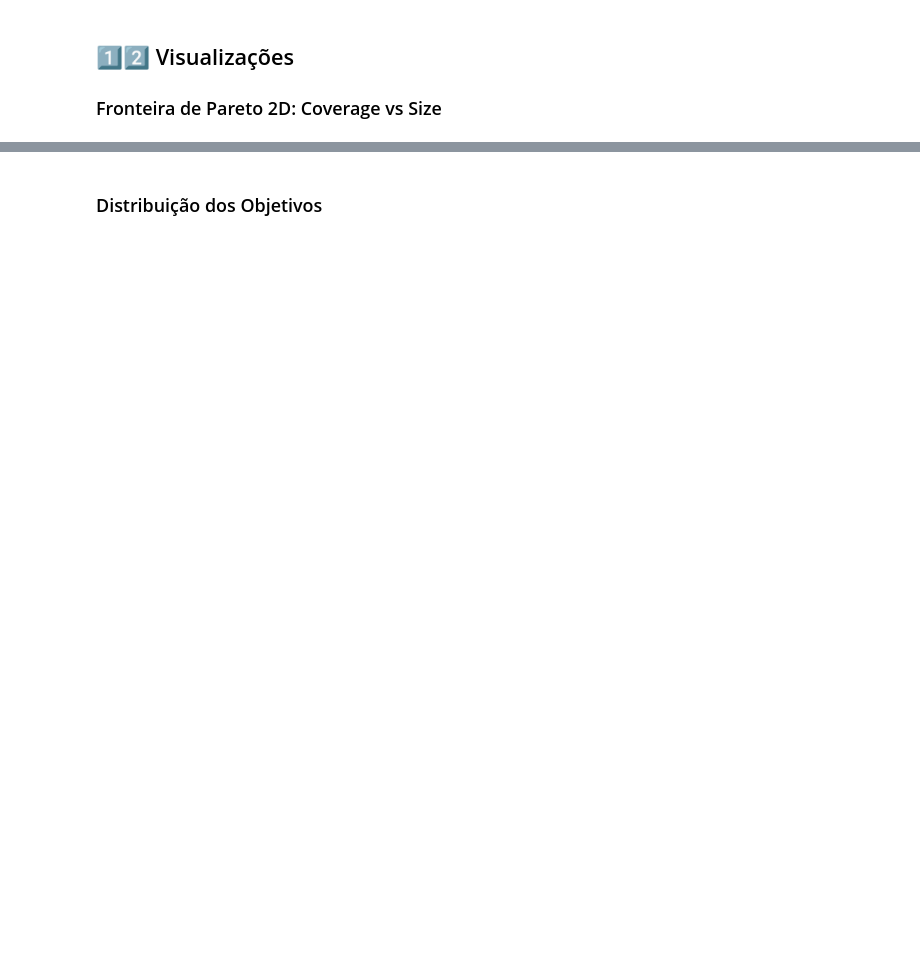
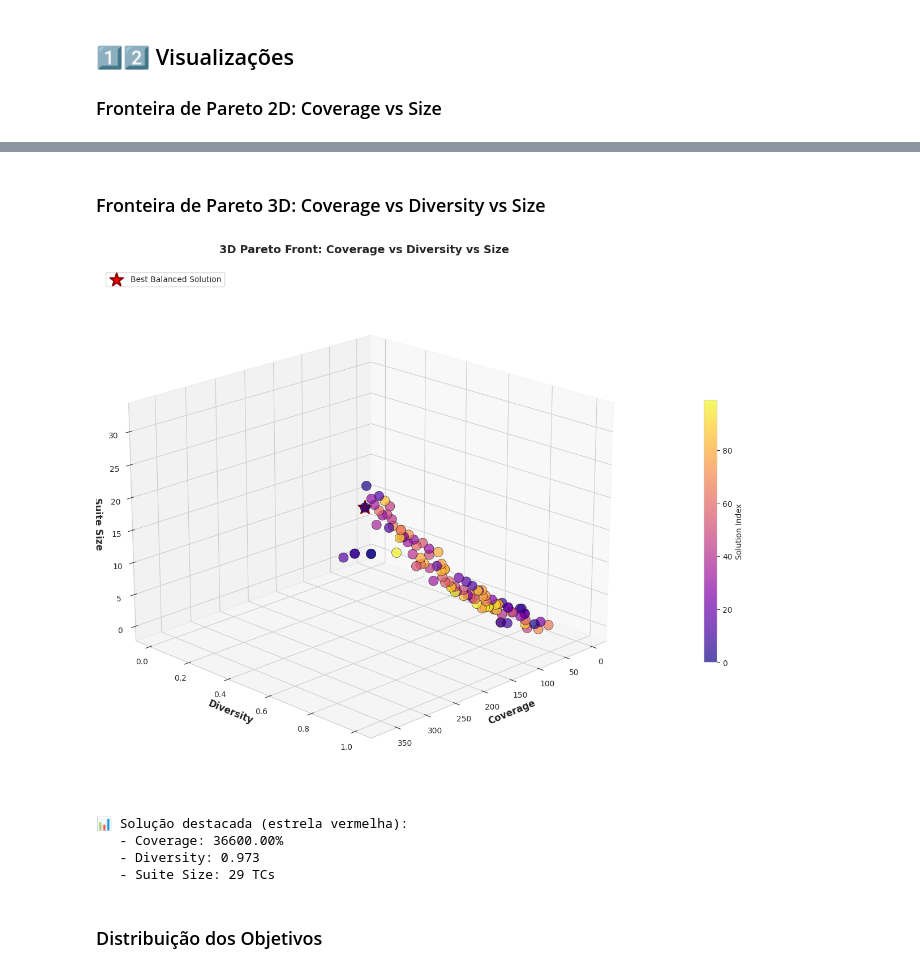
Before and after one commit to mateusluizz/rlmobtest-icomp, a Jupyter notebook: sbse_prototype/SBSE_RL_Standalone.ipynb, the cells around one changed output, grey strips where cells are left out. Saved outputs shown, nothing was run; the diff lists cells and outputs as text; code cells hidden in the pictures; blank space fills up the shorter version.

Commit message:
3D Plot

```diff
--- a/sbse_prototype/SBSE_RL_Standalone.ipynb
+++ b/sbse_prototype/SBSE_RL_Standalone.ipynb
@@ -704,3 +792,80 @@ print("✅ Fronteira de Pareto 2D plotada!")
+# %% [markdown]
+### Fronteira de Pareto 3D: Coverage vs Diversity vs Size
+# %%
+# 3D Pareto Front Visualization
+from mpl_toolkits.mplot3d import Axes3D
+
+fig = plt.figure(figsize=(14, 10))
+ax = fig.add_subplot(111, projection='3d')
+
+# Plot all Pareto solutions
+scatter = ax.scatter(
+    coverages,
+    diversities,
+    sizes,
+    c=range(len(pareto_front)),
+    cmap='plasma',
+    s=150,
+    alpha=0.7,
+    edgecolors='black',
+    linewidth=0.5
+)
+
+# Highlight the best balanced solution
+best_idx = np.argmin([
+    np.linalg.norm([
+        coverages[i] - max(coverages),
+        diversities[i] - max(diversities),
+        sizes[i] - min(sizes)
+    ]) for i in range(len(pareto_front))
+])
+
+ax.scatter(
+    [coverages[best_idx]],
+    [diversities[best_idx]],
+    [sizes[best_idx]],
+    c='red',
+    s=300,
+    marker='*',
+    edgecolors='darkred',
+    linewidth=2,
+    label='Best Balanced Solution',
+    zorder=10
+)
+
+# Labels and title
+ax.set_xlabel('Coverage', fontweight='bold', fontsize=12)
+ax.set_ylabel('Diversity', fontweight='bold', fontsize=12)
+ax.set_zlabel('Suite Size', fontweight='bold', fontsize=12)
+ax.set_title('3D Pareto Front: Coverage vs Diversity vs Size', fontweight='bold', fontsize=14, pad=20)
+
+# Add colorbar
+cbar = plt.colorbar(scatter, ax=ax, label='Solution Index', shrink=0.5, pad=0.1)
+
+# Add grid
+ax.grid(True, alpha=0.3)
+
+# Legend
+ax.legend(loc='upper left', fontsize=10)
+
+# Rotate for better view
+ax.view_init(elev=20, azim=45)
+
+plt.tight_layout()
+# plt.savefig(f'{output_dir}/pareto_front_3d.png', dpi=300, bbox_inches='tight')
+plt.show()
+
+# print(f"\n✅ Gráfico 3D salvo em: {output_dir}/pareto_front_3d.png")
+print(f"\n📊 Solução destacada (estrela vermelha):")
+print(f"   - Coverage: {coverages[best_idx]:.2%}")
+print(f"   - Diversity: {diversities[best_idx]:.3f}")
+print(f"   - Suite Size: {sizes[best_idx]} TCs")
+# %% [output]
+[figure, added]
+📊 Solução destacada (estrela vermelha):
+   - Coverage: 36600.00%
+   - Diversity: 0.973
+   - Suite Size: 29 TCs
 # %% [markdown]
 ### Distribuição dos Objetivos
 # %%
```
Also changed, not shown: parts of 16 cells of this notebook, 6 other files.
